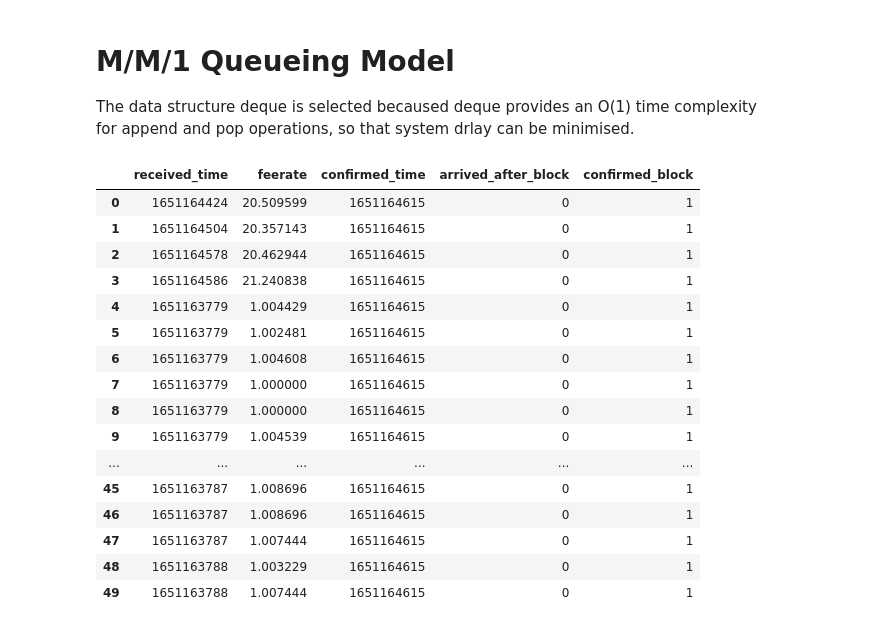
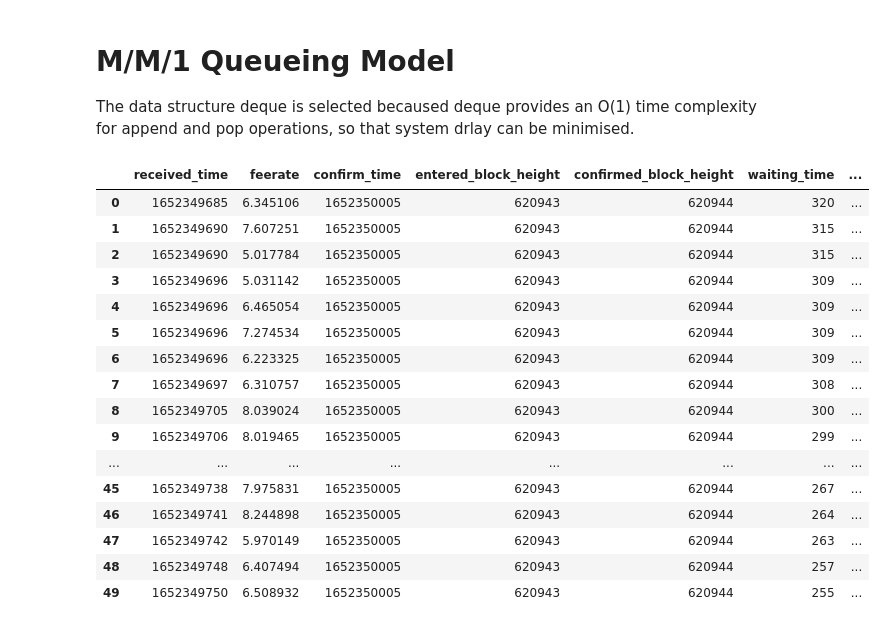
Before and after one commit to EmilyCY/Bitcoin-transaction-confirmation-time-prediction, a Jupyter notebook: Queueing Model.ipynb, the cells around one changed output. Drawn from its saved outputs; the diff is of its cells as text; code cells hidden in the pictures.

Commit message:
updated simulation model to caculate mean waiting time

```diff
--- a/Queueing Model.ipynb
+++ b/Queueing Model.ipynb
@@ -84,7 +80,7 @@ mu = 1/service_time_mean
 print("Mu is: ", mu)
 
 # total time (seconds)
-simulation_time = 6000
+simulation_time = last_arrive_time-first_arrive_time
 print("Total simulation time is: ", simulation_time)
 
 # mempool capacity
@@ -94,8 +90,9 @@ capacity = mempool_size/trans_size
 print("Mempool capacity is ", capacity, " transactions")
 
 # block size
-b=1960
-print("Block size is: ", b)
+block_groups = data.groupby(['confirmed_block_height'])['confirmed_block_height'].count()
+b = float(round(block_groups.mean()))
+print("Mean Block Size: ", b)
 
 # store feerates in a list to feed in the model later
 feerates=data.feerate.tolist()
@@ -141,8 +138,9 @@ The data structure deque is selected becaused deque provides an O(1) time comple
 from collections import deque
 from collections import namedtuple as nt
 
+#b=500
 # initiate variables
-transaction=nt('transaction',['received_time','feerate','confirmed_time','arrived_after_block','confirmed_block'])
+transaction=nt('transaction',['received_time','feerate','confirm_time','entered_block_height','confirmed_block_height'])
 
 q1=deque()
 q2=deque()
@@ -152,78 +150,80 @@ q4=deque()
 t=round(time.time())
 next_arrival=t
 next_confirm=next_arrival+round(np.random.exponential(service_time_mean))
-block_index=0
+block_height=620943
 
 
-## place holder for checking mempool size
+## place holder for checking mempool size - not needed for given dataset
 # allocate transaction to different priority groups and populating the arrival time
 
 i=0
 while next_confirm <= t + simulation_time:
-    while next_arrival <= next_confirm:  # transactions come in before the next batch
+    while (next_arrival < next_confirm and i<len(feerates)):  # transactions come in before the next batch
         feerate = feerates[i]
         if feerate>=feerate_range[0]:
-            q1.append(transaction(next_arrival,feerate,0,block_index,0))
-        elif feerate>=feerate_range[1]:
-            q2.append(transaction(next_arrival,feerate,0,block_index,0))
-        elif feerate>=feerate_range[1]:
-            q3.append(transaction(next_arrival,feerate,0,block_index,0))
-        else:
-            q4.append(transaction(next_arrival,feerate,0,block_index,0))
+            q1.append(transaction(next_arrival,feerate,0,block_height,0))
+        if (feerate>=feerate_range[1]) & (feerate<feerate_range[0]):
+            q2.append(transaction(next_arrival,feerate,0,block_height,0))
+        if (feerate>=feerate_range[2]) & (feerate<feerate_range[1]):
+            q3.append(transaction(next_arrival,feerate,0,block_height,0))
+        if feerate<feerate_range[2]:
+            q4.append(transaction(next_arrival,feerate,0,block_height,0))
         next_arrival += round(np.random.exponential(1/q_lambda))
         i+=1
 
     # batch processing with size b
     j=0
-    block_index = block_index + 1
+    block_height = block_height + 1
     while q1 and j<=b:
         # - using popleft() to delete element from left end
-        q1[0] = q1[0]._replace(confirmed_time=next_confirm, confirmed_block=block_index)
-        # q1[0] = q1[0]._replace(confirmed_block=block_index)
+        q1[0] = q1[0]._replace(confirm_time=next_confirm)
+        q1[0] = q1[0]._replace(confirmed_block_height=block_height)
         confirmed = q1.popleft()
         results.append(confirmed)
         j+=1
     while q2 and j<=b:
-        q2[0] = q2[0]._replace(confirmed_time=next_confirm)
-        q2[0] = q2[0]._replace(confirmed_block=block_index)
+        q2[0] = q2[0]._replace(confirm_time=next_confirm)
+        q2[0] = q2[0]._replace(confirmed_block_height=block_height)
         confirmed = q2.popleft()
         results.append(confirmed)
         j+=1
     while q3 and j<=b:
-        q3[0] = q3[0]._replace(confirmed_time=next_confirm)
-        q3[0] = q3[0]._replace(confirmed_block=block_index)
+        q3[0] = q3[0]._replace(confirm_time=next_confirm)
+        q3[0] = q3[0]._replace(confirmed_block_height=block_height)
         confirmed = q3.popleft()
         results.append(confirmed)
         j+=1
     while q4 and j<=b:
-        q4[0] = q4[0]._replace(confirmed_time=next_confirm)
-        q4[0] = q4[0]._replace(confirmed_block=block_index)
+        q4[0] = q4[0]._replace(confirm_time=next_confirm)
+        q4[0] = q4[0]._replace(confirmed_block_height=block_height)
         confirmed = q4.popleft()
         results.append(confirmed)
         j+=1
 
     # calculate next confirmation time
     next_confirm += round(np.random.exponential(service_time_mean))
 
 
 results_df=pd.DataFrame(results,columns=transaction._fields)
 results_df=results_df.apply(pd.to_numeric)
+results_df['waiting_time']=results_df['confirm_time']-results_df['received_time']
+results_df['waited_block_num']=results_df['confirmed_block_height']-results_df['entered_block_height']
 results_df.head(50)
 # %% [output]
-|  | received_time | feerate | confirmed_time | arrived_after_block | confirmed_block |
-| 0 | 1651164424 | 20.509599 | 1651164615 | 0 | 1 |
-| 1 | 1651164504 | 20.357143 | 1651164615 | 0 | 1 |
-| 2 | 1651164578 | 20.462944 | 1651164615 | 0 | 1 |
-| 3 | 1651164586 | 21.240838 | 1651164615 | 0 | 1 |
-| 4 | 1651163779 | 1.004429 | 1651164615 | 0 | 1 |
-| 5 | 1651163779 | 1.002481 | 1651164615 | 0 | 1 |
-| 6 | 1651163779 | 1.004608 | 1651164615 | 0 | 1 |
-| 7 | 1651163779 | 1.000000 | 1651164615 | 0 | 1 |
-| 8 | 1651163779 | 1.000000 | 1651164615 | 0 | 1 |
-| 9 | 1651163779 | 1.004539 | 1651164615 | 0 | 1 |
-| ... | ... | ... | ... | ... | ... |
-| 45 | 1651163787 | 1.008696 | 1651164615 | 0 | 1 |
-| 46 | 1651163787 | 1.008696 | 1651164615 | 0 | 1 |
-| 47 | 1651163787 | 1.007444 | 1651164615 | 0 | 1 |
-| 48 | 1651163788 | 1.003229 | 1651164615 | 0 | 1 |
-| 49 | 1651163788 | 1.007444 | 1651164615 | 0 | 1 |
+|  | received_time | feerate | confirm_time | entered_block_height | confirmed_block_height | waiting_time | ... |
+| 0 | 1652349685 | 6.345106 | 1652350005 | 620943 | 620944 | 320 | ... |
+| 1 | 1652349690 | 7.607251 | 1652350005 | 620943 | 620944 | 315 | ... |
+| 2 | 1652349690 | 5.017784 | 1652350005 | 620943 | 620944 | 315 | ... |
+| 3 | 1652349696 | 5.031142 | 1652350005 | 620943 | 620944 | 309 | ... |
+| 4 | 1652349696 | 6.465054 | 1652350005 | 620943 | 620944 | 309 | ... |
+| 5 | 1652349696 | 7.274534 | 1652350005 | 620943 | 620944 | 309 | ... |
+| 6 | 1652349696 | 6.223325 | 1652350005 | 620943 | 620944 | 309 | ... |
+| 7 | 1652349697 | 6.310757 | 1652350005 | 620943 | 620944 | 308 | ... |
+| 8 | 1652349705 | 8.039024 | 1652350005 | 620943 | 620944 | 300 | ... |
+| 9 | 1652349706 | 8.019465 | 1652350005 | 620943 | 620944 | 299 | ... |
+| ... | ... | ... | ... | ... | ... | ... | ... |
+| 45 | 1652349738 | 7.975831 | 1652350005 | 620943 | 620944 | 267 | ... |
+| 46 | 1652349741 | 8.244898 | 1652350005 | 620943 | 620944 | 264 | ... |
+| 47 | 1652349742 | 5.970149 | 1652350005 | 620943 | 620944 | 263 | ... |
+| 48 | 1652349748 | 6.407494 | 1652350005 | 620943 | 620944 | 257 | ... |
+| 49 | 1652349750 | 6.508932 | 1652350005 | 620943 | 620944 | 255 | ... |
```
Also changed, not shown: parts of 5 cells of this notebook, 7 other files.
